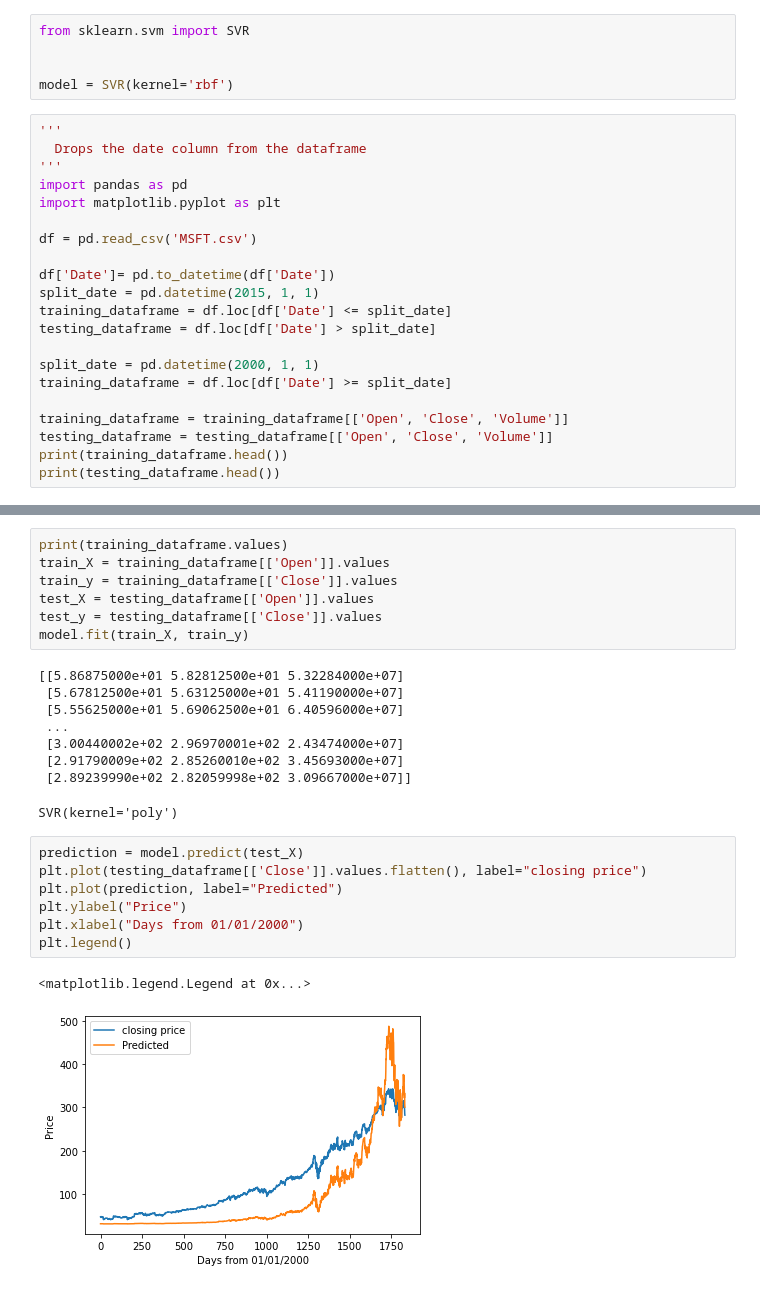
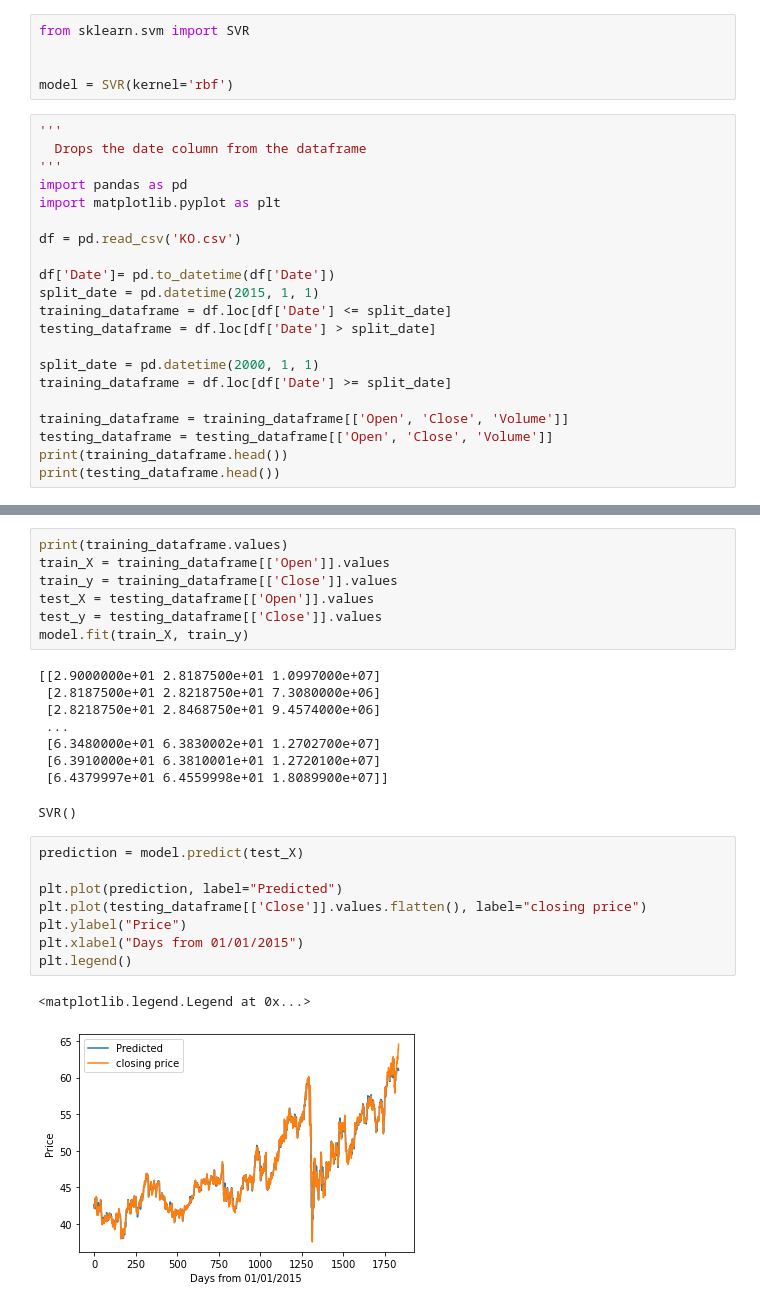
Before and after one commit to jn04137/DataMiningProject, a Jupyter notebook: SVM_MSFT.ipynb, the cells around one changed output, grey strips where cells are left out. Cells and saved outputs as stored; diff of their text form.

```diff
--- a/SVM_MSFT.ipynb
+++ b/SVM_MSFT.ipynb
@@ -125,7 +125,7 @@ model = SVR(kernel='rbf')
 import pandas as pd
 import matplotlib.pyplot as plt
 
-df = pd.read_csv('MSFT.csv')
+df = pd.read_csv('KO.csv')
 
 df['Date']= pd.to_datetime(df['Date'])
 split_date = pd.datetime(2015, 1, 1)
@@ -160,24 +160,25 @@ test_X = testing_dataframe[['Open']].values
 test_y = testing_dataframe[['Close']].values
 model.fit(train_X, train_y)
 # %% [output]
-[[5.86875000e+01 5.82812500e+01 5.32284000e+07]
- [5.67812500e+01 5.63125000e+01 5.41190000e+07]
- [5.55625000e+01 5.69062500e+01 6.40596000e+07]
+[[2.9000000e+01 2.8187500e+01 1.0997000e+07]
+ [2.8187500e+01 2.8218750e+01 7.3080000e+06]
+ [2.8218750e+01 2.8468750e+01 9.4574000e+06]
  ...
- [3.00440002e+02 2.96970001e+02 2.43474000e+07]
- [2.91790009e+02 2.85260010e+02 3.45693000e+07]
- [2.89239990e+02 2.82059998e+02 3.09667000e+07]]
+ [6.3480000e+01 6.3830002e+01 1.2702700e+07]
+ [6.3910000e+01 6.3810001e+01 1.2720100e+07]
+ [6.4379997e+01 6.4559998e+01 1.8089900e+07]]
-SVR(kernel='poly')
+SVR()
 # %%
 prediction = model.predict(test_X)
+
+plt.plot(prediction, label="Predicted")
 plt.plot(testing_dataframe[['Close']].values.flatten(), label="closing price")
-plt.plot(prediction, label="Predicted")
 plt.ylabel("Price")
-plt.xlabel("Days from 01/01/2000")
+plt.xlabel("Days from 01/01/2015")
 plt.legend()
 # %% [output]
 <matplotlib.legend.Legend at 0x...>
-[figure, old version]
+[figure, new version]
 # %%
 from sklearn.metrics import mean_squared_error
 
```
Also changed, not shown: parts of 2 cells of this notebook.
